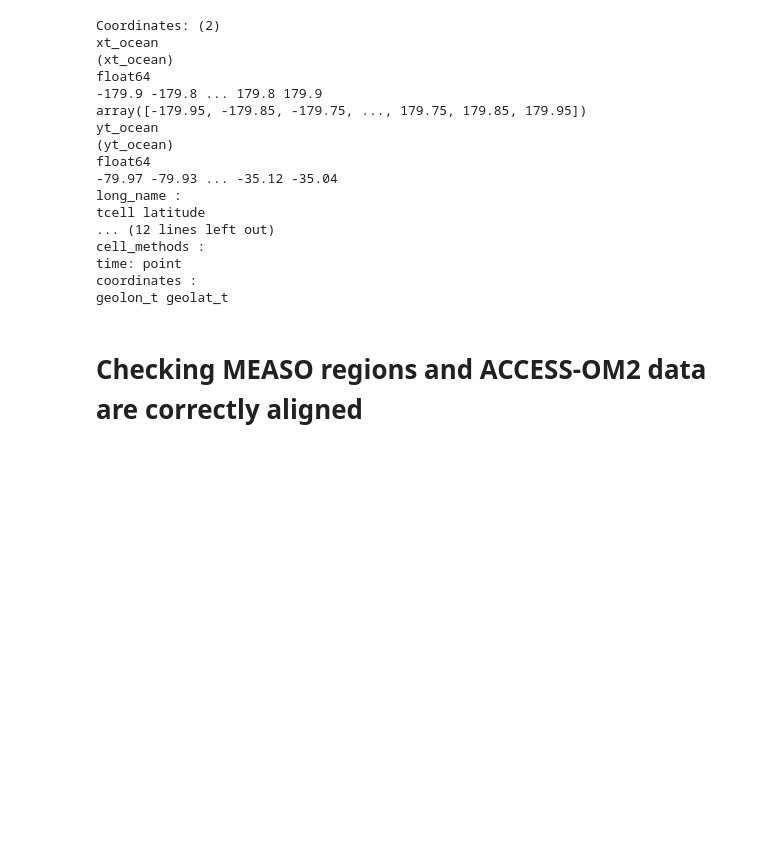
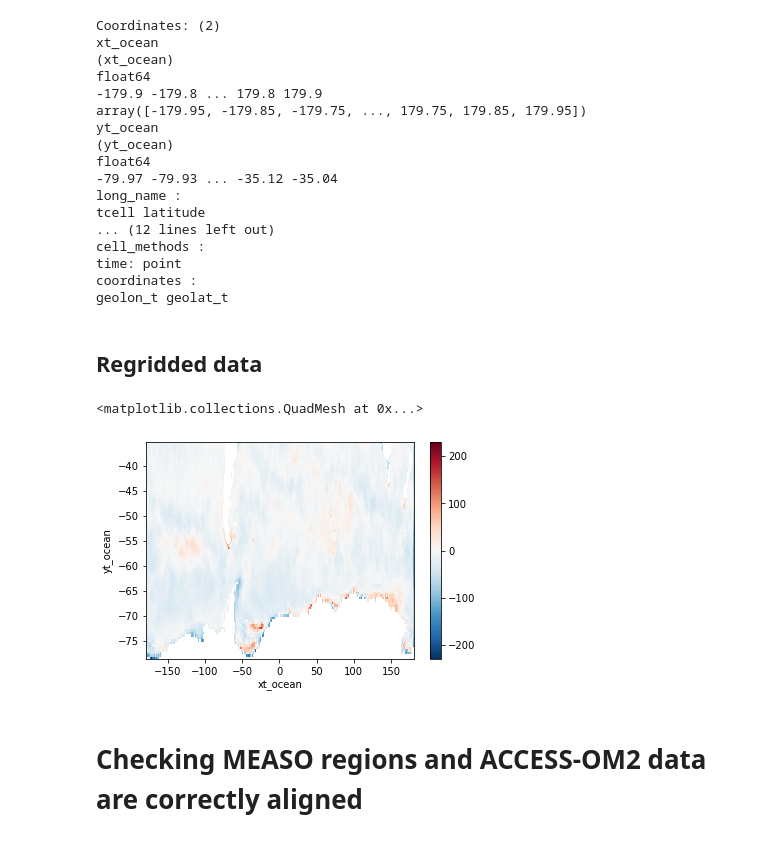
Before and after one commit to lidefi87/ACCESS_scripts_DFA, a Jupyter notebook: Scripts/0_CreatingMeasoMask.ipynb, the cells around one changed output. Cells and saved outputs as stored; diff of their text form; code cells hidden in the pictures; blank space fills up the shorter version.

```diff
--- a/Scripts/0_CreatingMeasoMask.ipynb
+++ b/Scripts/0_CreatingMeasoMask.ipynb
@@ -62,6 +62,27 @@ cell_methods :
 time: point
 coordinates :
 geolon_t geolat_t
+# %% [markdown]
+## Regridded data
+# %%
+import copy
+#Load data
+data = xr.open_dataarray('/g/data/v45/la6889/Calculations/MLD/Climatologies/Diff_Mod_Obs/Diff_Mod-Obs_Clim_Autumn_1970-2018.nc')
+
+#Correct longitude values so they go from -180 to +180
+corr_lon = copy.deepcopy(data.lon.values)
+corr_lon[np.where(corr_lon > 180)] = sorted(corr_lon[np.where(corr_lon > 180)]-360)
+data.coords['lon'] = corr_lon
+#Sort data by longitude
+data = data.sortby(data.lon)
+#Rename coordinate data
+data = data.rename({'lon':'xt_ocean', 'lat': 'yt_ocean'})
+
+#Plot results
+data.plot()
+# %% [output]
+<matplotlib.collections.QuadMesh at 0x...>
+[figure, added]
 # %% [markdown]
 # Checking MEASO regions and ACCESS-OM2 data are correctly aligned
 # %%
```
Also changed, not shown: parts of 9 cells of this notebook, 5 other files.
